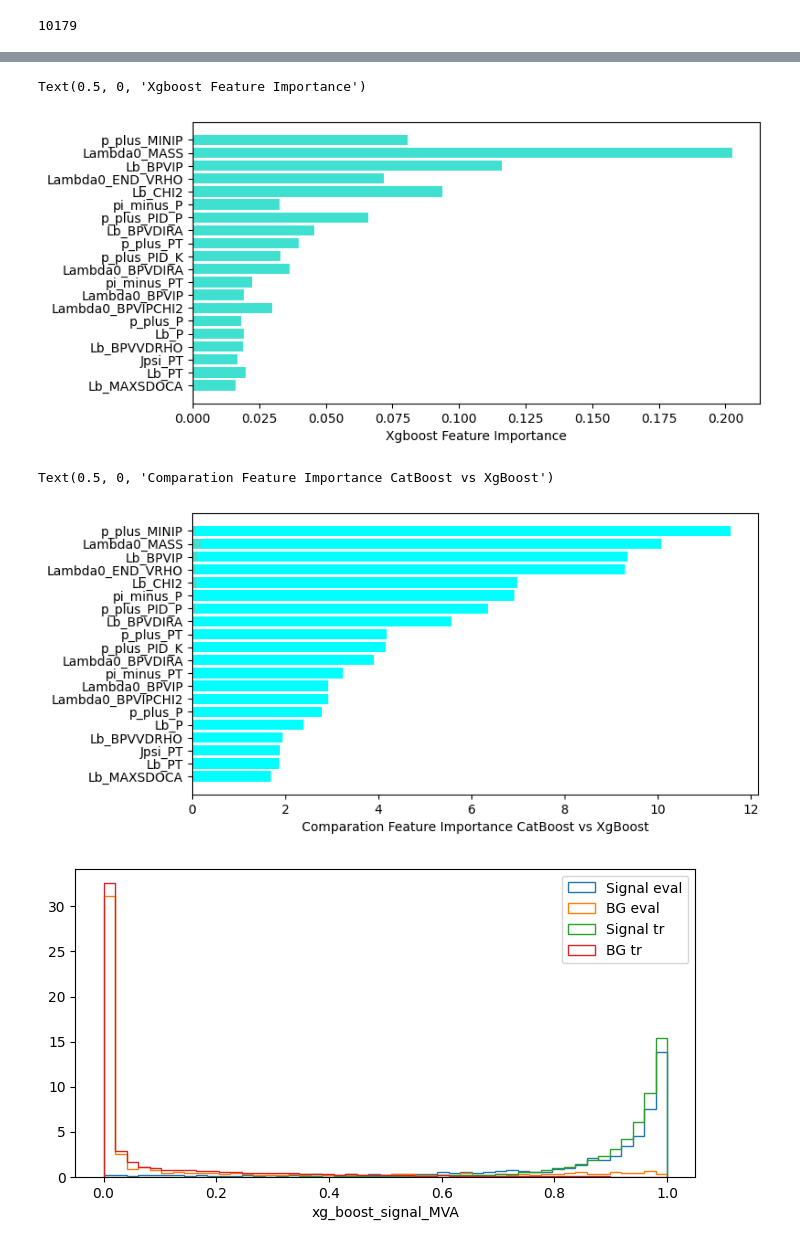
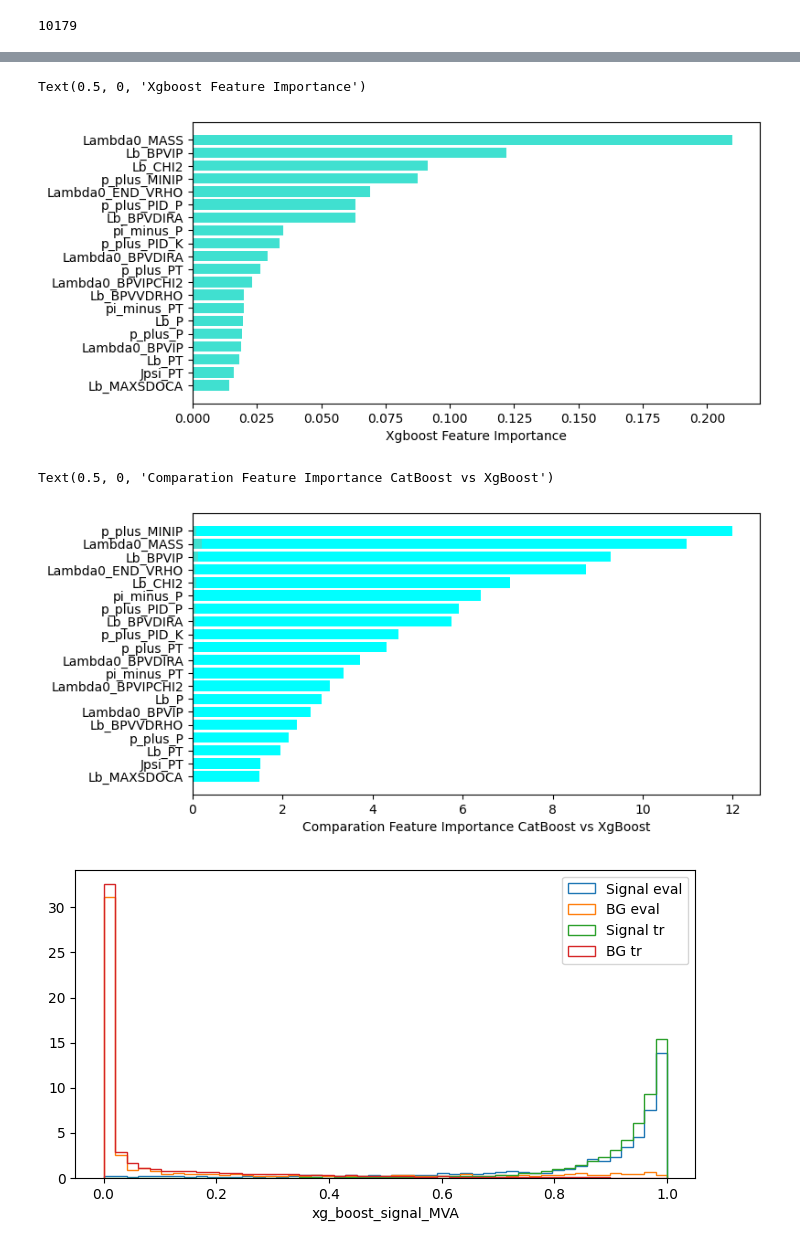
Before and after one commit to javeser/Trabajo-Fin-Master, a Jupyter notebook: catboot_model.ipynb, the cells around one changed output, grey strips where cells are left out. Drawn from its saved outputs; the diff is of its cells as text; code cells hidden in the pictures.

```diff
--- a/catboot_model.ipynb
+++ b/catboot_model.ipynb
@@ -270,13 +270,13 @@ plt.show()
 # %%
-sorted_feature_importance = model.feature_importances_.argsort()
+sorted_feature_importance = bst.feature_importances_.argsort()
 plt.rcParams["figure.figsize"] = (8,4)
 plt.barh(X_eval.columns[sorted_feature_importance],
         bst.feature_importances_[sorted_feature_importance],
         color='turquoise')
 plt.xlabel("Xgboost Feature Importance")
 # %% [output]
 Text(0.5, 0, 'Xgboost Feature Importance')
-[figure, old version]
+[figure, new version]
 # %%
 sorted_feature_importance = model.feature_importances_.argsort()
 plt.rcParams["figure.figsize"] = (8,4)
@@ -285,7 +285,7 @@ plt.barh(X_eval.columns[sorted_feature_importance],
         color='aqua')
 plt.xlabel("Xgboost Feature Importance")
 
-sorted_feature_importance = model.feature_importances_.argsort()
+sorted_feature_importance = bst.feature_importances_.argsort()
 plt.rcParams["figure.figsize"] = (8,4)
 plt.barh(X_eval.columns[sorted_feature_importance],
         bst.feature_importances_[sorted_feature_importance],
@@ -293,7 +293,7 @@ plt.barh(X_eval.columns[sorted_feature_importance],
 plt.xlabel("Comparation Feature Importance CatBoost vs XgBoost")
 # %% [output]
 Text(0.5, 0, 'Comparation Feature Importance CatBoost vs XgBoost')
-[figure, old version]
+[figure, new version]
 # %%
 to_drop_2 = to_drop
 to_drop_2.append("signal_MVA")
```
Also changed, not shown: parts of 11 cells of this notebook.
